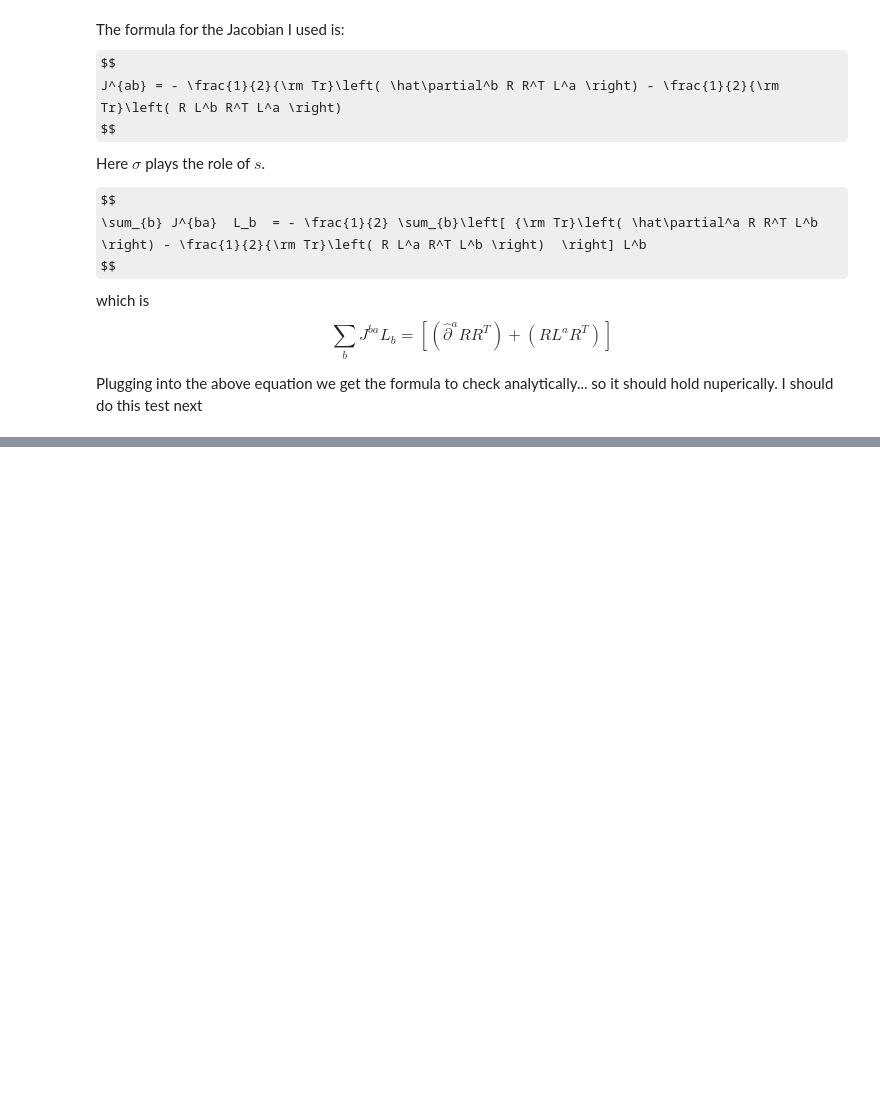
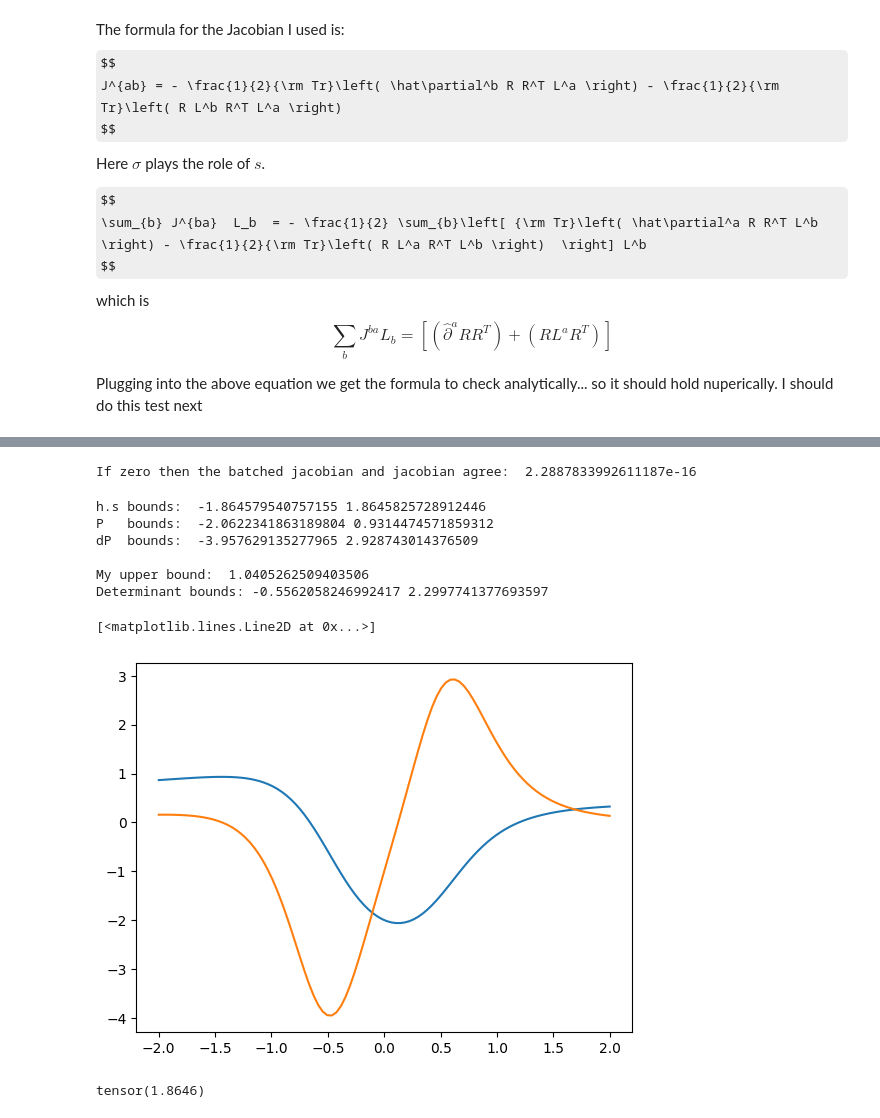
Before and after one commit to orginos/torchQFT, a Jupyter notebook: O3Jacobian.ipynb, the cells around one changed output, grey strips where cells are left out. Saved outputs shown, nothing was run; the diff lists cells and outputs as text; code cells hidden in the pictures; some formulas as TeX source; blank space fills up the shorter version.

```diff
--- a/O3Jacobian.ipynb
+++ b/O3Jacobian.ipynb
@@ -1121,0 +1272,49 @@ Everything checks. So all analytic formulas about the Jacobian matrix are correc
+# %%
+#P = PolyLayer([1.0,-1.0,2.0,3.0,1,-1,-2])
+#P = RatPolyLayer([1.0,-1.0,2.0,1,1,1],[2.0,0.0,1,0.0])
+P = RatPolyLayerNoPoles([1.0,-1.0,2.0,-1.0,-2.0],[2.0,1])
+#realistic scenario
+h = tr.randn(2,3)
+h = (h/(h.norm(dim=1).unsqueeze(-1))).sum(dim=0)
+# worst case
+#h = tr.randn(3)
+#h = 2*h/h.norm()
+
+dt = 0.25
+bJ = batched_jacobian(ss,h,dt,P)
+J0 = J_mat(ss[0,:],h,dt,P)
+print("If zero then the batched jacobian and jacobian agree: ",(J0-bJ[0]).norm().detach().numpy())
+# %% [output]
+If zero then the batched jacobian and jacobian agree:  2.2887833992611187e-16
+# %%
+# massive statistics to check if det(J) = 0
+dt2=0.12
+ss = random_spin(1000000)
+sh = tr.einsum('bs,s->b',ss,h)
+fP = P(sh)
+fPd = P.deriv(sh)
+print("h.s bounds: ",sh.min().detach().numpy(),sh.max().detach().numpy())
+print("P   bounds: ",fP.min().detach().numpy(),fP.max().detach().numpy())
+print("dP  bounds: ",fPd.min().detach().numpy(),fPd.max().detach().numpy())
+print("\nMy upper bound: ",dt2*(2*fPd.abs() + fP.abs()).max().detach().numpy())
+
+D = tr.linalg.det(batched_jacobian(ss,h,dt2,P))
+print("Determinant bounds:",D.min().detach().numpy(),D.max().detach().numpy())
+# %% [output]
+h.s bounds:  -1.864579540757155 1.8645825728912446
+P   bounds:  -2.0622341863189804 0.9314474571859312
+dP  bounds:  -3.957629135277965 2.928743014376509
+
+My upper bound:  1.0405262509403506
+Determinant bounds: -0.5562058246992417 2.2997741377693597
+# %%
+x=tr.linspace(-2,2,100)
+plt.plot(x,P(x).detach())
+plt.plot(x,P.deriv(x).detach())
+# %% [output]
+[<matplotlib.lines.Line2D at 0x...>]
+[figure, added]
+# %%
+h.norm()
+# %% [output]
+tensor(1.8646)
```
Also changed, not shown: parts of 51 cells of this notebook, 3 other files.
